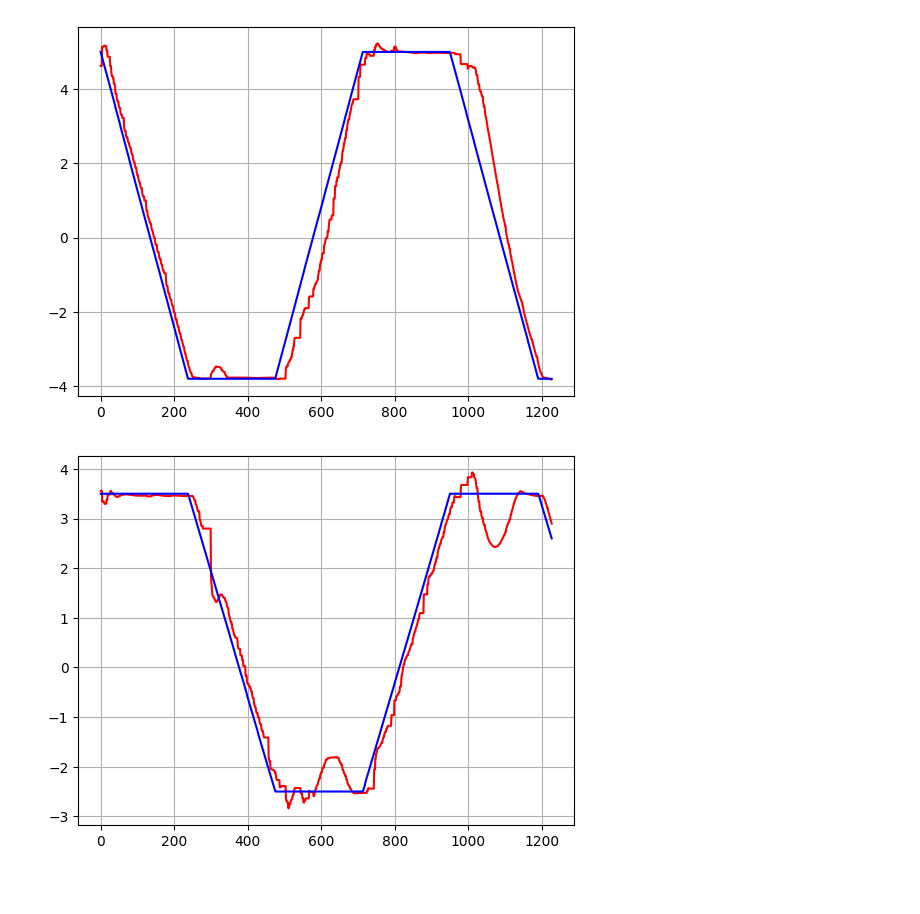
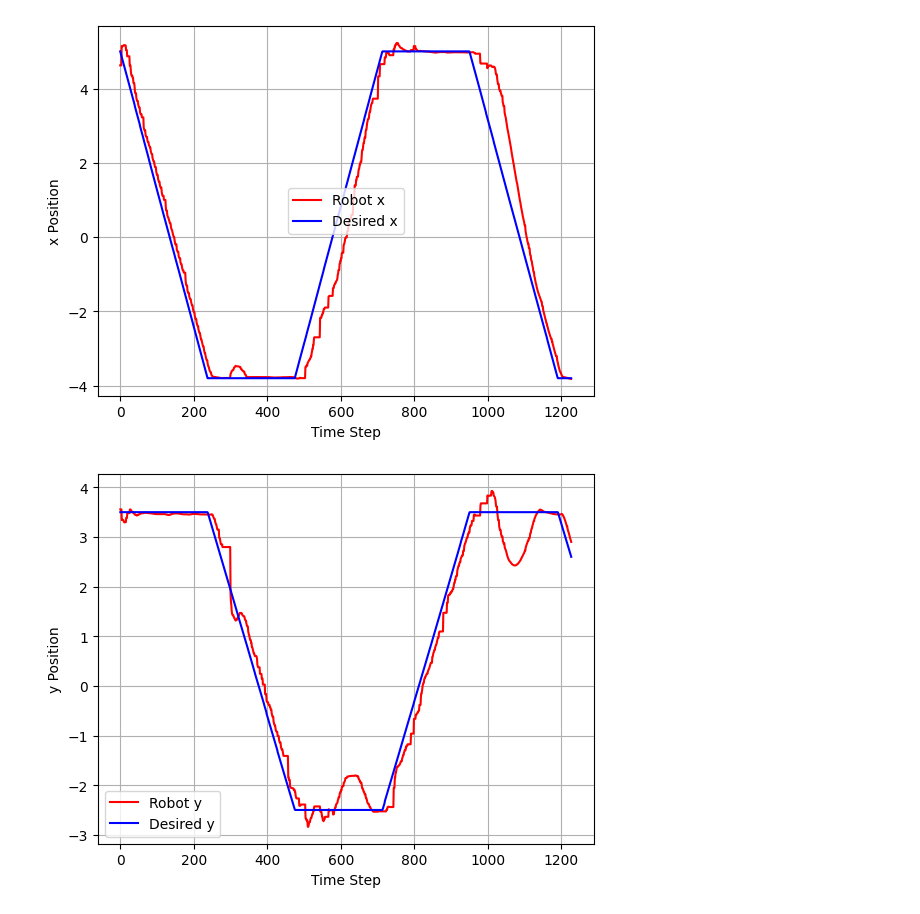
Before and after one commit to depaulmillz/CSE460-robotics, a Jupyter notebook: optitrack_practice/Plots.ipynb, the cells around one changed output. Cells and saved outputs as stored; diff of their text form; code cells hidden in the pictures; blank space fills up the shorter version.

```diff
--- a/optitrack_practice/Plots.ipynb
+++ b/optitrack_practice/Plots.ipynb
@@ -45,19 +63,27 @@ plt.show()
 # %%
 ax = plt.axes()
 ax.grid()
-ax.plot(part3_q3['robotx'], '-r')
-ax.plot(part3_q3['desiredx'], '-b')
-plt.show()
+ax.plot(part3_q3['robotx'], '-r', label="Robot x")
+ax.plot(part3_q3['desiredx'], '-b', label="Desired x")
+ax.set_xlabel("Time Step")
+ax.set_ylabel("x Position")
+ax.legend()
+
+plt.savefig("xrect.png")
 # %% [output]
-[figure, old version]
+[figure, new version]
 # %%
 ax = plt.axes()
 ax.grid()
-ax.plot(part3_q3['roboty'], '-r')
-ax.plot(part3_q3['desiredy'], '-b')
-plt.show()
+ax.plot(part3_q3['roboty'], '-r', label="Robot y")
+ax.plot(part3_q3['desiredy'], '-b', label="Desired y")
+ax.set_xlabel("Time Step")
+ax.set_ylabel("y Position")
+ax.legend()
+
+plt.savefig("yrect.png")
 # %% [output]
-[figure, old version]
+[figure, new version]
 # %%
 ax = plt.axes()
 ax.grid()
```
Also changed, not shown: parts of 7 cells of this notebook, 7 other files.
